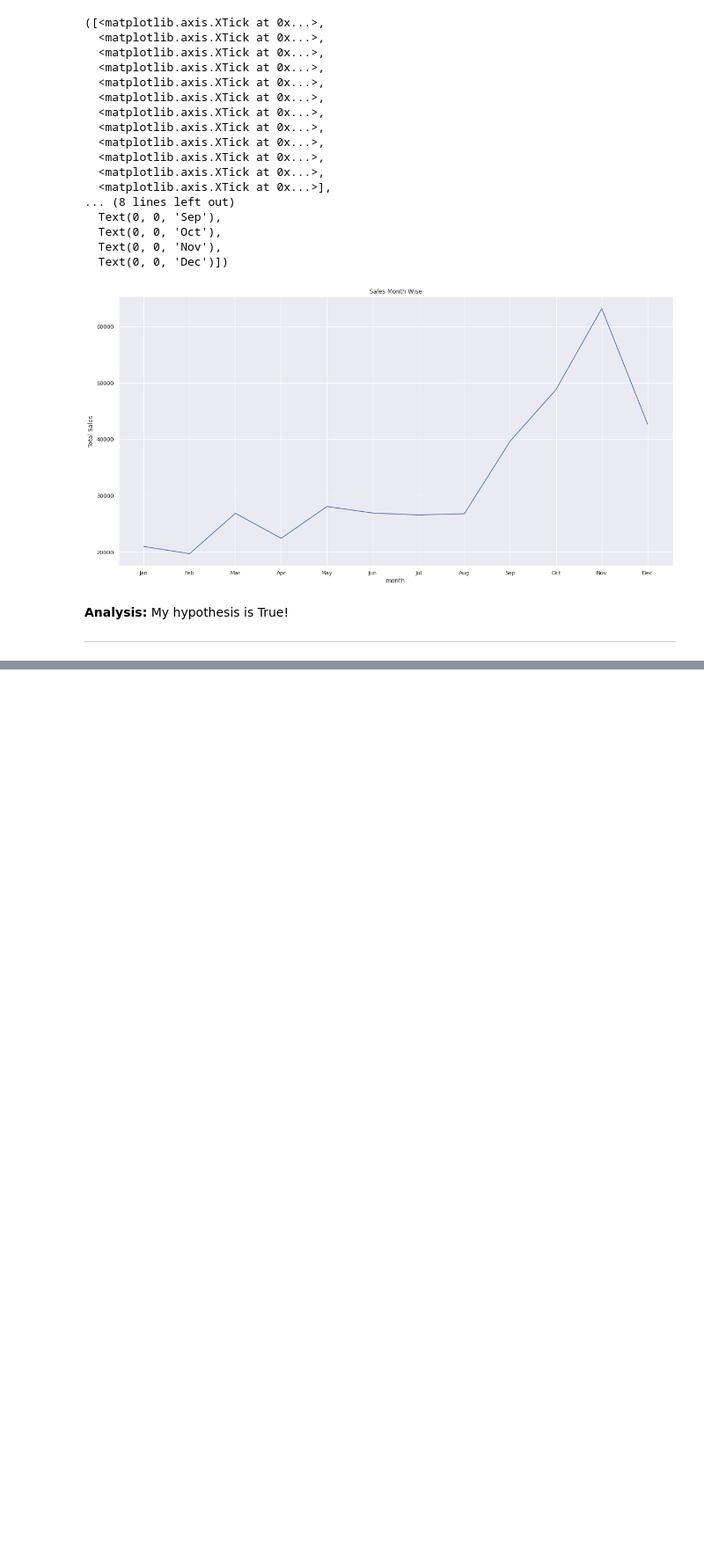
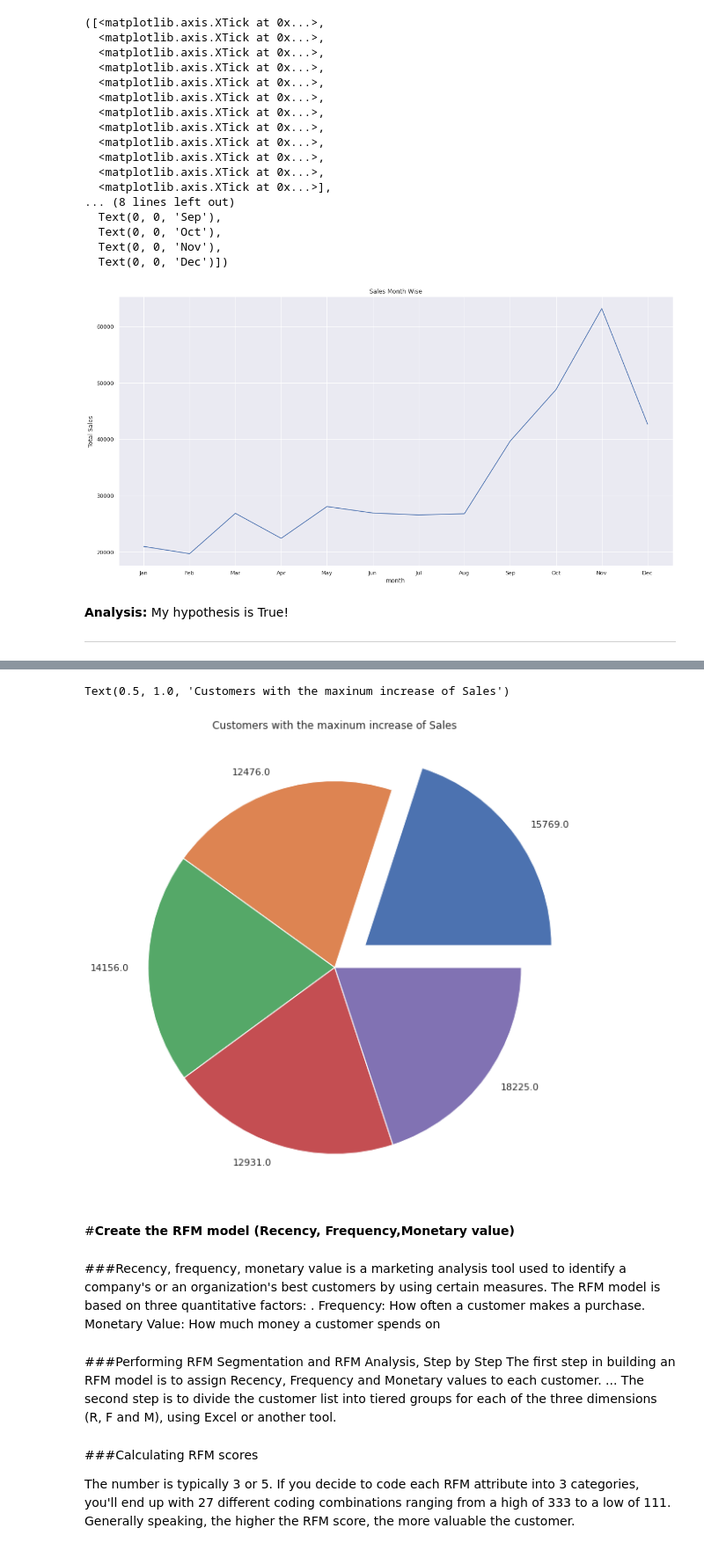
Before and after one commit to Shourya306/Online-Retail-Customer-Segmentation-Clustering, a Jupyter notebook: Online_Retail_Customer_Segmentation.ipynb, the cells around one changed output, grey strips where cells are left out. Shown: that part at 88% size. Saved outputs shown, nothing was run; the diff lists cells and outputs as text; code cells hidden in the pictures; blank space fills up the shorter version.

```diff
--- a/Online_Retail_Customer_Segmentation.ipynb
+++ b/Online_Retail_Customer_Segmentation.ipynb
@@ -341,0 +356,9 @@ _____________________________________________________________________
+# %%
+# Calculating the revenue generated by customers for the year 2010
+
+year_2010_df = retail_df[retail_df['year'] == 2010]
+year_2011_df = retail_df[retail_df['year'] == 2011]
+
+total_revenue_company_wise_2010 = year_2010_df.groupby('CustomerID')['Total_Price'].sum().reset_index().sort_values('Total_Price', ascending = False)
+total_revenue_company_wise_2010.rename(columns = {'Total_Price':'Total_Spending_2010'},inplace = True)
+total_revenue_company_wise_2010
@@ -341,0 +379,6 @@ _____________________________________________________________________
+# %%
+# Calculating the revenue generated by customers for the year 2011
+
+total_revenue_company_wise_2011 = year_2011_df.groupby('CustomerID')['Total_Price'].sum().reset_index().sort_values('Total_Price', ascending = False)
+total_revenue_company_wise_2011.rename(columns = {'Total_Price':'Total_Spending_2011'},inplace = True)
+total_revenue_company_wise_2011
@@ -341,0 +399,29 @@ _____________________________________________________________________
+# %%
+# Calulating the percentage increase in sales from 2010 to 2011 for various customers.
+
+spending_df = pd.merge(total_revenue_company_wise_2011,total_revenue_company_wise_2010, how = 'outer', on = 'CustomerID')
+spending_df['percentage_spending'] = ((spending_df['Total_Spending_2011'] - spending_df['Total_Spending_2010']) / spending_df['Total_Spending_2011']) * 100
+top_spending_increase = spending_df.sort_values('percentage_spending', ascending = False)[:5]
+# %%
+# Plotting a pie chart showing the top 5 customers who have the highest percentage increase.
+
+myexplode = [0.2,0,0,0,0]
+mylabels = list(top_spending_increase['CustomerID'])
+y = np.array(top_spending_increase['percentage_spending'])
+plt.pie(y,labels = mylabels,explode = myexplode)
+plt.title('Customers with the maxinum increase of Sales')
+# %% [output]
+Text(0.5, 1.0, 'Customers with the maxinum increase of Sales')
+[figure, added]
+# %% [markdown]
+#**Create the RFM model (Recency, Frequency,Monetary value)**
+# %% [markdown]
+###Recency, frequency, monetary value is a marketing analysis tool used to identify a company's or an organization's best customers by using certain measures. The RFM model is based on three quantitative factors: . Frequency: How often a customer makes a purchase. Monetary Value: How much money a customer spends on
+# %% [markdown]
+###Performing RFM Segmentation and RFM Analysis, Step by Step
+The first step in building an RFM model is to assign Recency, Frequency and Monetary values to each customer. ...
+The second step is to divide the customer list into tiered groups for each of the three dimensions (R, F and M), using Excel or another tool.
+# %% [markdown]
+###Calculating RFM scores
+
+The number is typically 3 or 5. If you decide to code each RFM attribute into 3 categories, you'll end up with 27 different coding combinations ranging from a high of 333 to a low of 111. Generally speaking, the higher the RFM score, the more valuable the customer.
```
Also changed, not shown: parts of 7 cells of this notebook.
